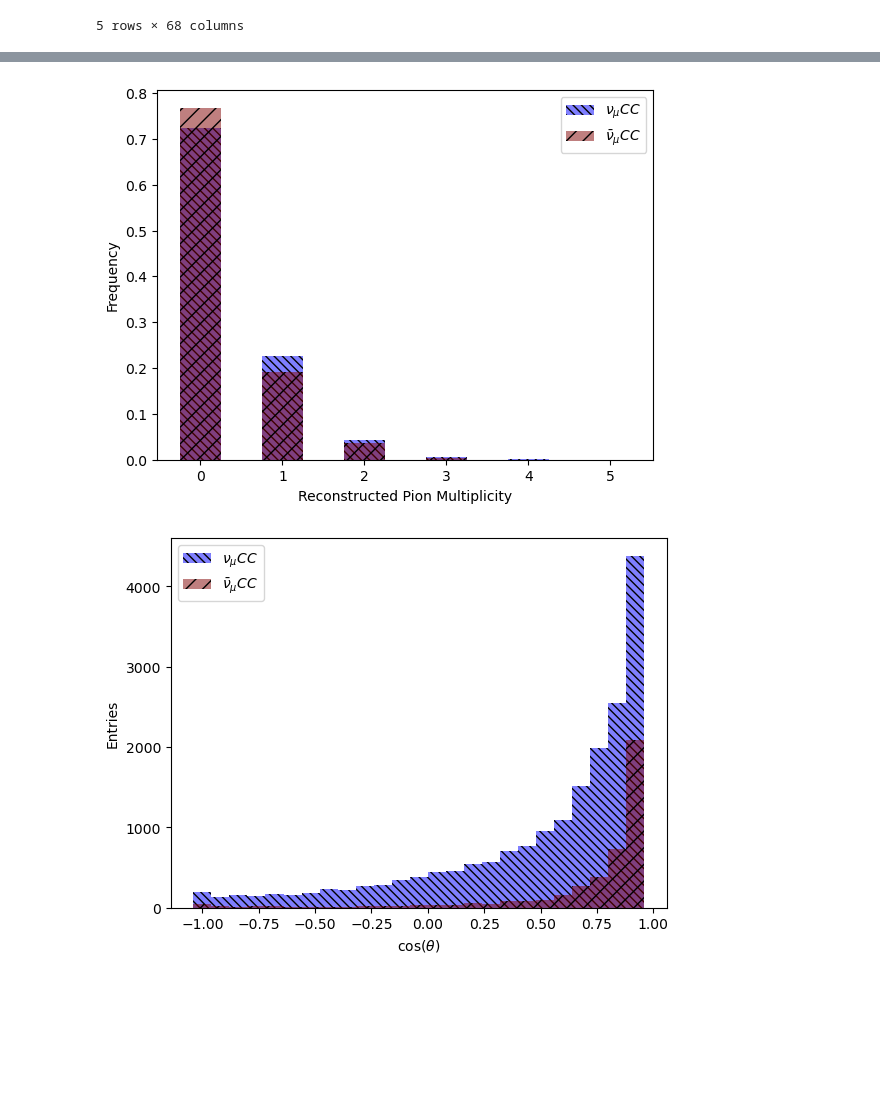
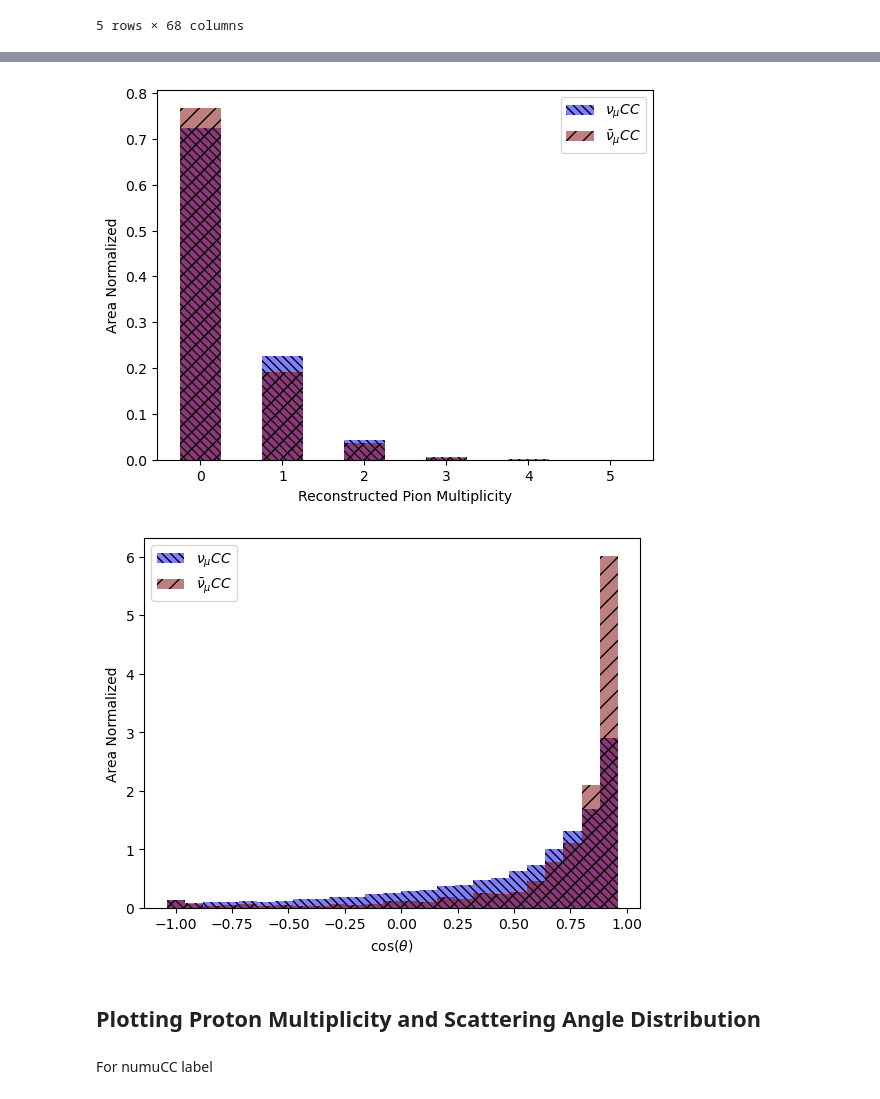
Before and after one commit to wly-wang/nu_mu_xsec, a Jupyter notebook: BDT.ipynb, the cells around one changed output, grey strips where cells are left out. Drawn from its saved outputs; the diff is of its cells as text; code cells hidden in the pictures; blank space fills up the shorter version.

```diff
--- a/BDT.ipynb
+++ b/BDT.ipynb
@@ -436,17 +435,21 @@ plt.show()
 plt.hist(df_numucc['Num_Pion'], 6, (0,6), density=True, label=r'$\nu_{\mu}CC$', align='left', rwidth=0.5, alpha=.5, color='blue', hatch='\\\\\\\\')
 plt.hist(df_numubar['Num_Pion'], 6, (0,6), density=True, label= r'$\bar{\nu}_{\mu}CC$', align='left', rwidth=0.5, alpha=.5, color='maroon', hatch='//')
 plt.xlabel("Reconstructed Pion Multiplicity")
-plt.ylabel("Frequency")
+plt.ylabel("Area Normalized")
 plt.legend()
 plt.show()
 # %% [output]
-[figure, old version]
+[figure, new version]
 # %%
-plt.hist(df_numucc['cos_theta'], 25, (-1,1), label=r'$\nu_{\mu}CC$', align='left', alpha=.5, color='blue',hatch='\\\\\\\\')
-plt.hist(df_numubar['cos_theta'], 25, (-1,1), label= r'$\bar{\nu}_{\mu}CC$', align='left', alpha=.5, color='maroon',hatch='//')
+plt.hist(df_numucc['cos_theta'], 25, (-1,1), density=True, label=r'$\nu_{\mu}CC$', align='left', alpha=.5, color='blue',hatch='\\\\\\\\')
+plt.hist(df_numubar['cos_theta'], 25, (-1,1), density=True, label= r'$\bar{\nu}_{\mu}CC$', align='left', alpha=.5, color='maroon',hatch='//')
 plt.xlabel(r"cos($\theta$)")
-plt.ylabel("Entries")
+plt.ylabel("Area Normalized")
 plt.legend()
 plt.show()
 # %% [output]
-[figure, old version]
+[figure, new version]
+# %% [markdown]
+## Plotting Proton Multiplicity and Scattering Angle Distribution
+# %% [markdown]
+For numuCC label
```
Also changed, not shown: parts of 10 cells of this notebook.
